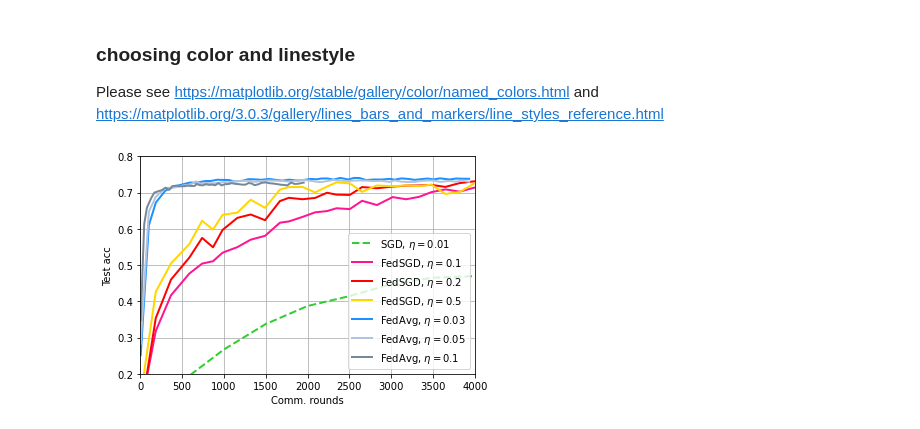
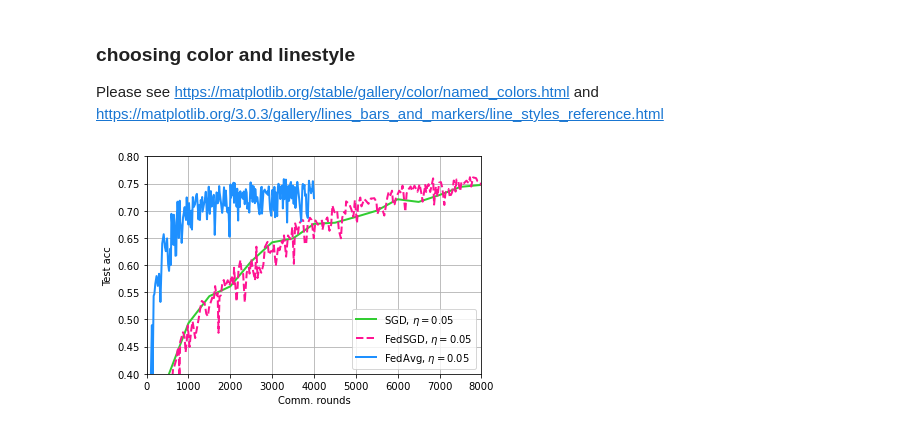
Before and after one commit to ywang037/Federated-Learning-PyTorch, a Jupyter notebook: helper-plot-csv-exp-3a-noniid.ipynb, the cells around one changed output. Saved outputs shown, nothing was run; the diff lists cells and outputs as text; code cells hidden in the pictures.

```diff
--- a/helper-plot-csv-exp-3a-noniid.ipynb
+++ b/helper-plot-csv-exp-3a-noniid.ipynb
@@ -22,7 +22,7 @@ df_1 = [pd.read_csv(f) for f in files_to_read_1]
 run_labels=[0]*3
 run_labels[0] = 'SGD, $\eta=0.05$'
 run_labels[1] = 'FedSGD, $\eta=0.05$'
-run_labels[2] = 'FedSGD, $\eta=0.05$'
+run_labels[2] = 'FedAvg, $\eta=0.05$'
 # run_labels[3] = 'FedSGD, $\eta=0.5$'
 # run_labels[4] = 'FedAvg, $\eta=0.03$'
 # run_labels[5] = 'FedAvg, $\eta=0.05$'
@@ -33,14 +33,14 @@ run_colors, run_linestyles = [0]*3, [0]*3
 
 run_colors[0] = 'limegreen'
 run_colors[1] = 'deeppink'
-run_colors[2] = 'red'
+run_colors[2] = 'dodgerblue'
 # run_colors[3] = 'gold'
 # run_colors[4] = 'dodgerblue'
 # run_colors[5] = 'lightsteelblue'
 # run_colors[6] = 'lightslategrey'
 
-run_linestyles[0] = '--'
-run_linestyles[1] = '-'
+run_linestyles[0] = '-'
+run_linestyles[1] = '--'
 run_linestyles[2] = '-'
 # run_linestyles[3] = '-'
 # run_linestyles[4] = '-'
@@ -62,23 +62,24 @@ Please see https://matplotlib.org/stable/gallery/color/named_colors.html and htt
 # %%
 # plot the first figure for experiment 2 with iid data
 step_1=10
 plt.figure()
 for i, data in enumerate(df_1):
     if i==0:
         sf, step_1 = 500, 1
     else:
-        sf, step_1 = 1, 20
+        sf, step_1 = 1, 5
     x = [dx*sf for j, dx in enumerate(data['Step'].tolist()) if j % step_1 == 0]
     y = [dy for j, dy in enumerate(data['Value'].tolist()) if j % step_1 == 0]
+    x.append(data['Step'].tolist()[-1])
+    y.append(data['Value'].tolist()[-1])
     plt.plot(x,y,label=run_labels[i], linestyle=run_linestyles[i], color=run_colors[i],linewidth=2)
-#     plt.plot(x,y,label=run_labels[i],linewidth=2)
     plt.legend(loc='lower right')
 plt.grid()
 # plt.tight_layout()
-plt.xlim(0,4000)
-plt.ylim(0.2,0.8)
+plt.xlim(0,8000)
+plt.ylim(0.4,0.8)
 plt.xlabel('Comm. rounds')
 plt.ylabel('Test acc')
-plt.savefig('save\\figures-cifar\\fedavg-exp-3a.png')
+plt.savefig('save\\figures-cifar\\fedavg-exp-3a-non-iid.png')
 # %% [output]
-[figure, old version]
+[figure, new version]
```
Also changed, not shown: parts of 1 cell of this notebook, 5 other files.
